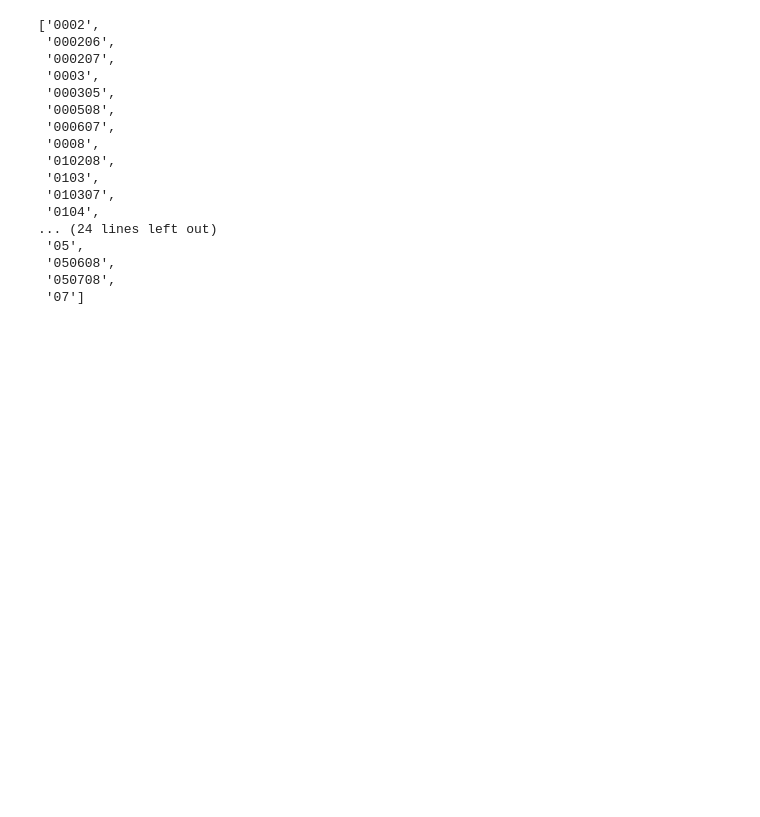
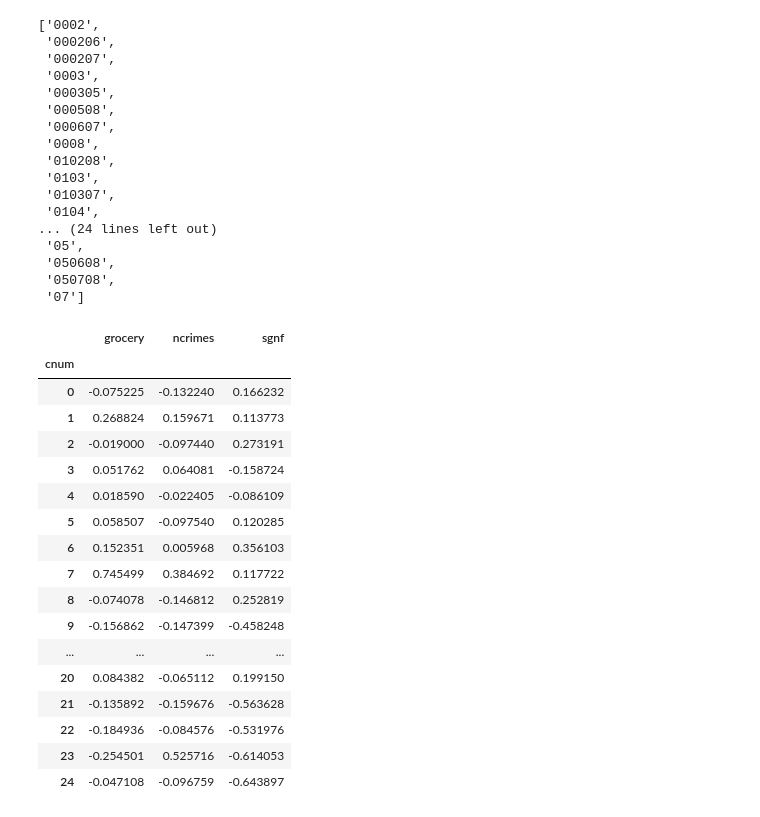
Before and after one commit to crupley/hoodie-development, a Jupyter notebook: explore/cutlists to json.ipynb, the cells around one changed output. Saved outputs shown, nothing was run; the diff lists cells and outputs as text; code cells hidden in the pictures; blank space fills up the shorter version.

```diff
--- a/explore/cutlists to json.ipynb
+++ b/explore/cutlists to json.ipynb
@@ -280,3 +280,24 @@ files
  '050608',
  '050708',
  '07']
+# %%
+fbars
+# %% [output]
+|  | grocery | ncrimes | sgnf |
+| cnum |  |  |  |
+| 0 | -0.075225 | -0.132240 | 0.166232 |
+| 1 | 0.268824 | 0.159671 | 0.113773 |
+| 2 | -0.019000 | -0.097440 | 0.273191 |
+| 3 | 0.051762 | 0.064081 | -0.158724 |
+| 4 | 0.018590 | -0.022405 | -0.086109 |
+| 5 | 0.058507 | -0.097540 | 0.120285 |
+| 6 | 0.152351 | 0.005968 | 0.356103 |
+| 7 | 0.745499 | 0.384692 | 0.117722 |
+| 8 | -0.074078 | -0.146812 | 0.252819 |
+| 9 | -0.156862 | -0.147399 | -0.458248 |
+| ... | ... | ... | ... |
+| 20 | 0.084382 | -0.065112 | 0.199150 |
+| 21 | -0.135892 | -0.159676 | -0.563628 |
+| 22 | -0.184936 | -0.084576 | -0.531976 |
+| 23 | -0.254501 | 0.525716 | -0.614053 |
+| 24 | -0.047108 | -0.096759 | -0.643897 |
```
Also changed, not shown: parts of 11 cells of this notebook.
